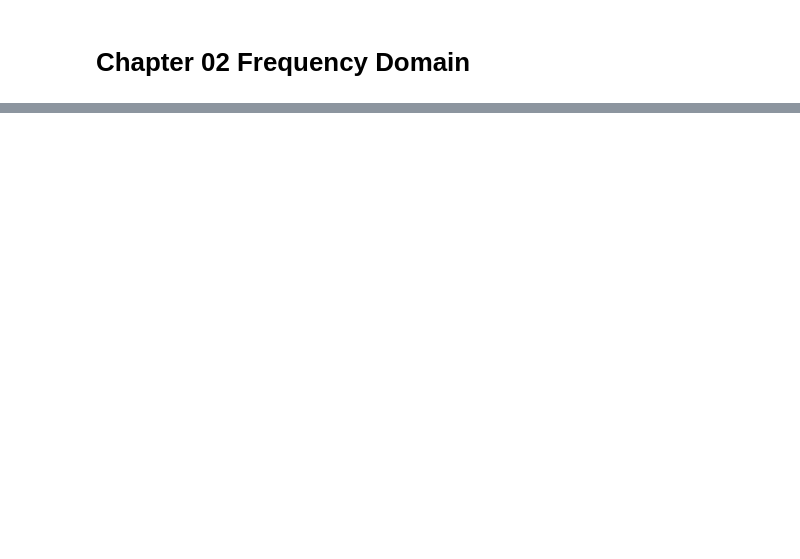
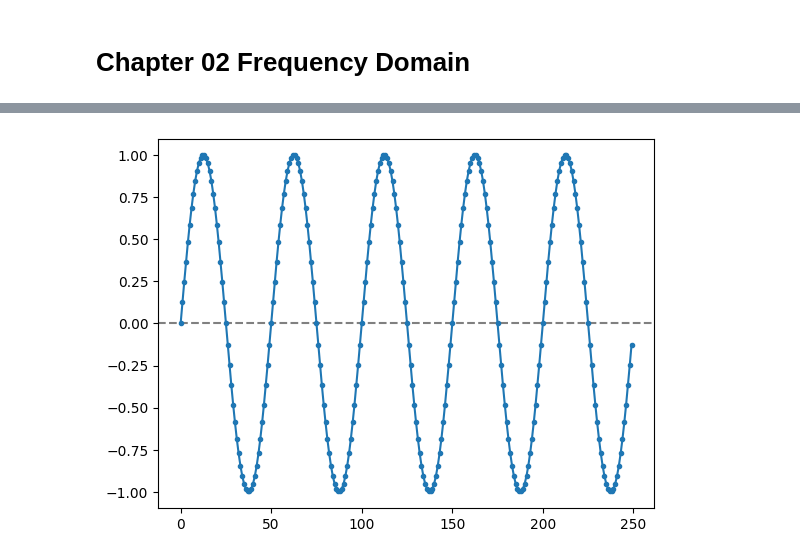
Before and after one commit to mattmakesmaps/pysdr-experiment, a Jupyter notebook: 02-frequency-domain.ipynb, the cells around one changed output, grey strips where cells are left out. Drawn from its saved outputs; the diff is of its cells as text; code cells hidden in the pictures; blank space fills up the shorter version.

```diff
--- a/02-frequency-domain.ipynb
+++ b/02-frequency-domain.ipynb
@@ -12,0 +35,19 @@ plt.plot(s)
+# %%
+# Ref: https://www.youtube.com/watch?v=dNJ171EsoNQ
+
+def aliciaScienceReference():
+    # Samples Per Second
+    sps = 50
+    # frequency
+    freq_hz = 1
+    # Duration
+    duration_s = 5.0
+
+    each_sample_number = np.arange(duration_s * sps)
+    waveform = np.sin(2 * np.pi * each_sample_number * freq_hz / sps)
+
+    plotPretty(waveform)
+
+aliciaScienceReference()
+# %% [output]
+[figure, added]
```
Also changed, not shown: parts of 5 cells of this notebook, 2 other files.
